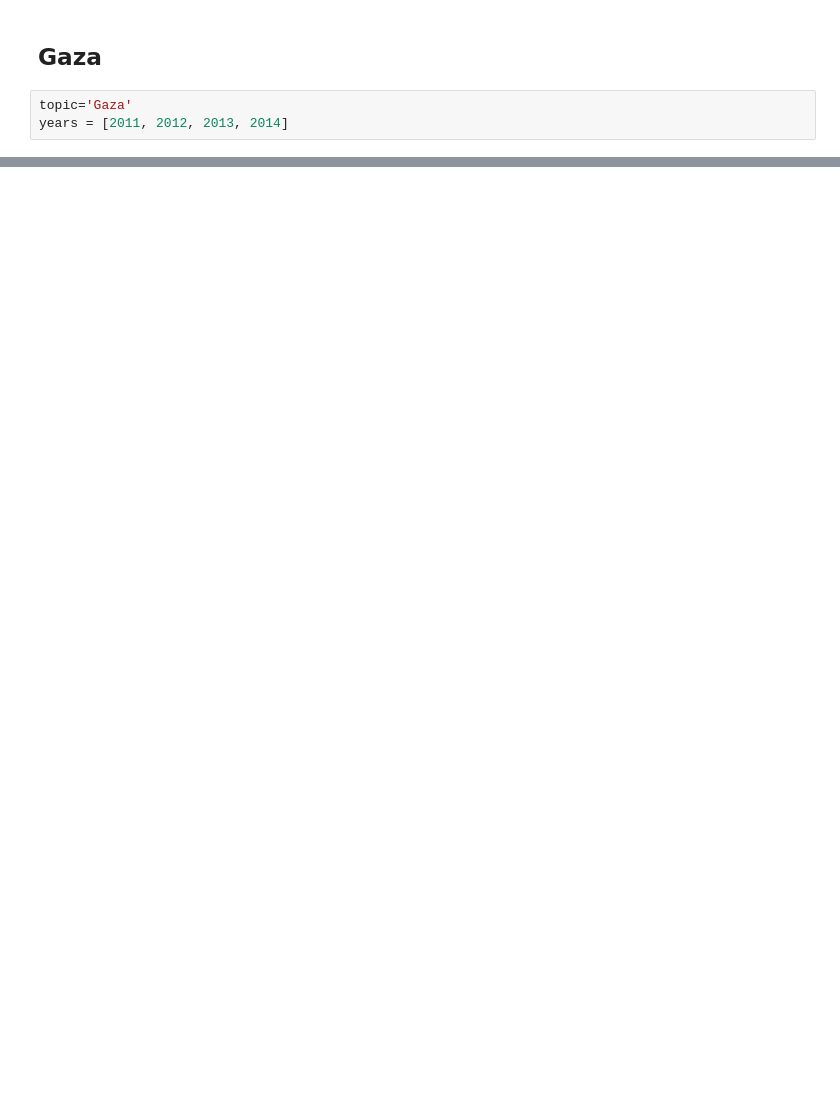
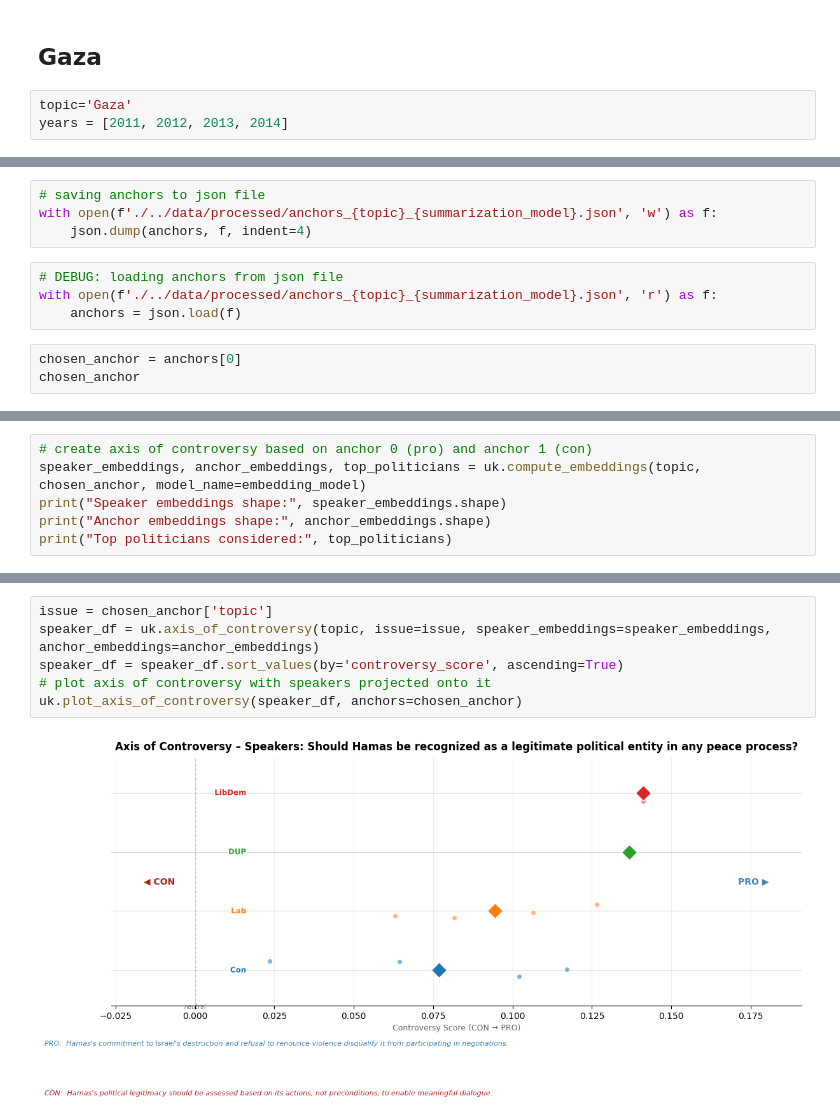
Before and after one commit to fedefraschio/stance-detection-uk-parliament, a Jupyter notebook: notebooks/stance_detection.ipynb, the cells around one changed output, grey strips where cells are left out. Saved outputs shown, nothing was run; the diff lists cells and outputs as text; blank space fills up the shorter version.

```diff
--- a/notebooks/stance_detection.ipynb
+++ b/notebooks/stance_detection.ipynb
@@ -741,0 +326,11 @@ Gold standard ordering: ['Con', 'LibDem', 'SNP', 'UKIP', 'GPEW', 'Lab']
+# %%
+# saving anchors to json file
+with open(f'./../data/processed/anchors_{topic}_{summarization_model}.json', 'w') as f:
+    json.dump(anchors, f, indent=4)
+# %%
+# DEBUG: loading anchors from json file
+with open(f'./../data/processed/anchors_{topic}_{summarization_model}.json', 'r') as f:
+    anchors = json.load(f)
+# %%
+chosen_anchor = anchors[0]
+chosen_anchor
@@ -741,0 +347,6 @@ Gold standard ordering: ['Con', 'LibDem', 'SNP', 'UKIP', 'GPEW', 'Lab']
+# %%
+# create axis of controversy based on anchor 0 (pro) and anchor 1 (con)
+speaker_embeddings, anchor_embeddings, top_politicians = uk.compute_embeddings(topic, chosen_anchor, model_name=embedding_model)
+print("Speaker embeddings shape:", speaker_embeddings.shape)
+print("Anchor embeddings shape:", anchor_embeddings.shape)
+print("Top politicians considered:", top_politicians)
@@ -741,0 +359,8 @@ Gold standard ordering: ['Con', 'LibDem', 'SNP', 'UKIP', 'GPEW', 'Lab']
+# %%
+issue = chosen_anchor['topic']
+speaker_df = uk.axis_of_controversy(topic, issue=issue, speaker_embeddings=speaker_embeddings, anchor_embeddings=anchor_embeddings)
+speaker_df = speaker_df.sort_values(by='controversy_score', ascending=True)
+# plot axis of controversy with speakers projected onto it
+uk.plot_axis_of_controversy(speaker_df, anchors=chosen_anchor)
+# %% [output]
+[figure, added]
```
Also changed, not shown: parts of 93 cells of this notebook, 24 other files.
